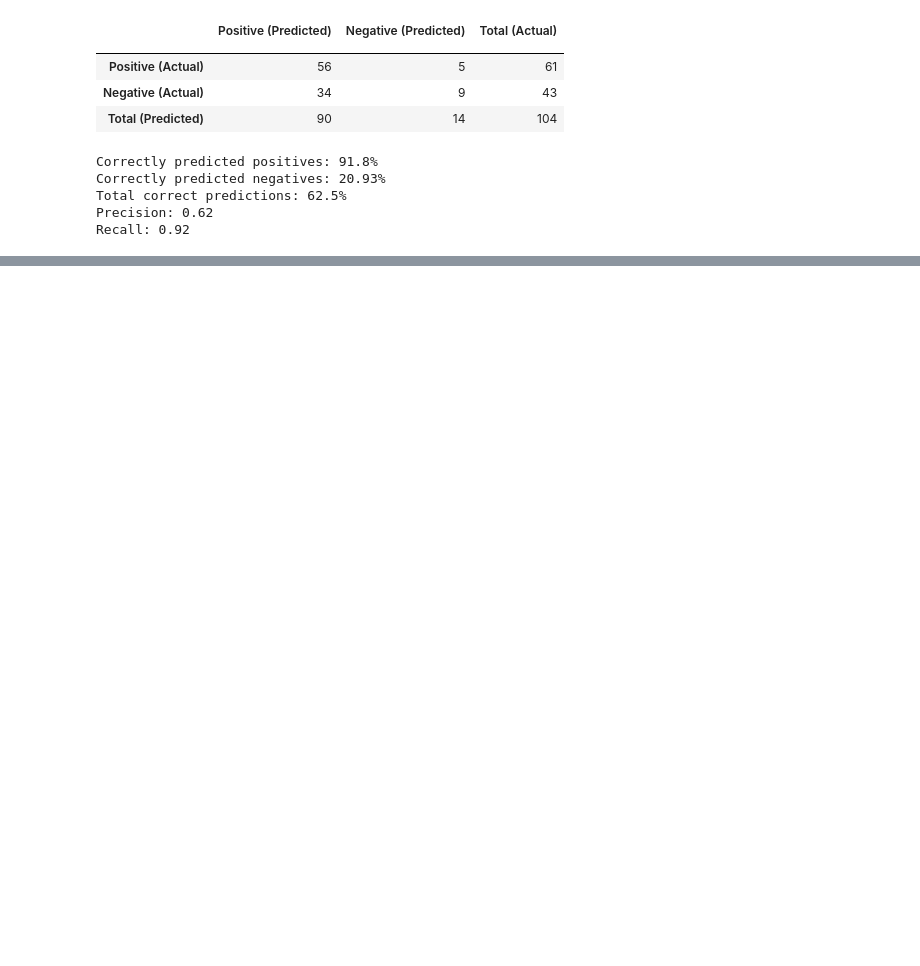
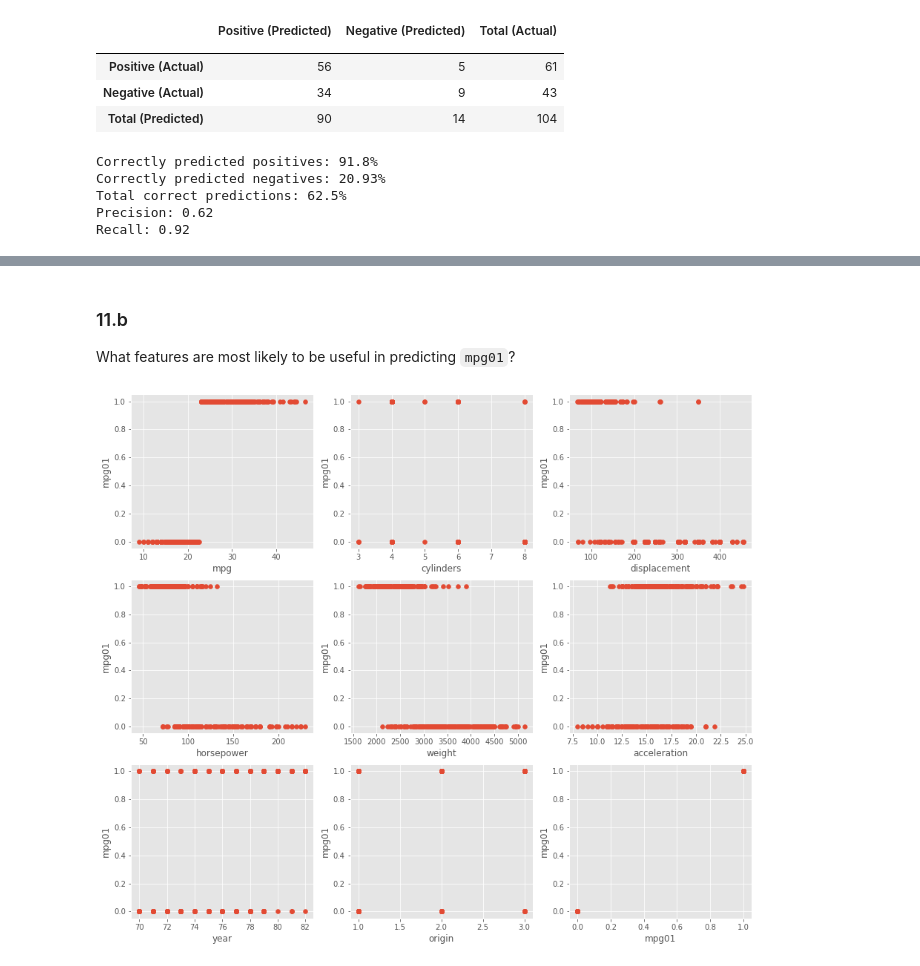
Before and after one commit to maurock/ISLR, a Jupyter notebook: Chapter_4.ipynb, the cells around one changed output, grey strips where cells are left out. Drawn from its saved outputs; the diff is of its cells as text; code cells hidden in the pictures; blank space fills up the shorter version.

```diff
--- a/Chapter_4.ipynb
+++ b/Chapter_4.ipynb
@@ -263,0 +512,5 @@ Repeat using LDA.
+# %%
+auto = pd.read_csv('data/Auto.csv')
+auto.drop(auto[auto.values == '?'].index, inplace = True)
+auto['horsepower'] = pd.to_numeric(auto['horsepower'])
+auto.drop('name', axis=1,inplace=True)
@@ -263,0 +528,5 @@ Repeat using LDA.
+# %%
+# Column mpg01 contains 1 if the mpg value is above the median , else 0.
+print(f'The median mpg is: {median_mpg}')
+median_mpg = np.median(auto['mpg'].values)
+auto['mpg01'] = auto['mpg'].apply(lambda x: 1 if x > median_mpg else 0)
@@ -263,0 +551,13 @@ Repeat using LDA.
+# %% [markdown]
+### 11.b
+What features are most likely to be useful in predicting `mpg01`?
+# %%
+response = auto['mpg01']
+fig, axs = plt.subplots(3, 3, figsize=(15, 13))
+for idx, feature in enumerate(auto.columns):
+    axs[int(idx/3)][idx%3].scatter(auto[feature], response)
+    axs[int(idx/3)][idx%3].set_xlabel(f'{feature}')
+    axs[int(idx/3)][idx%3].set_ylabel('mpg01')
+plt.show()
+# %% [output]
+[figure, added]
```
Also changed, not shown: parts of 35 cells of this notebook.
